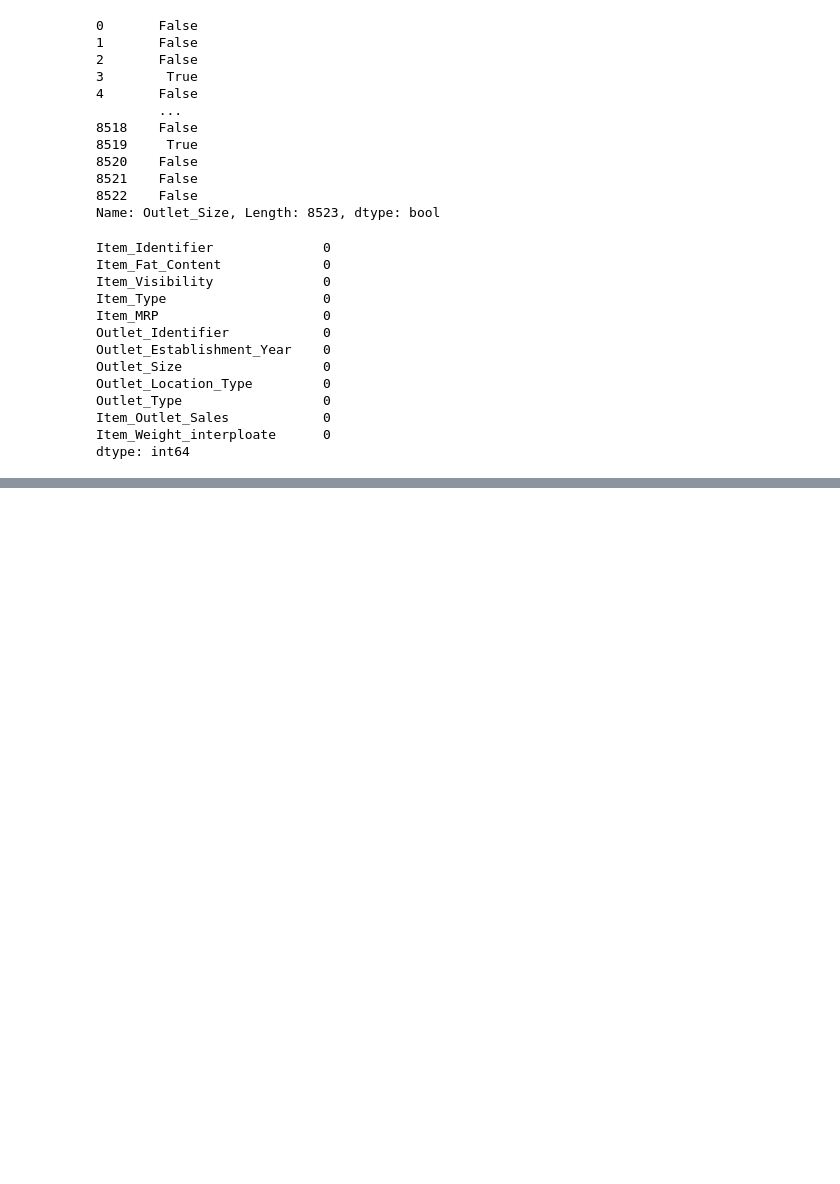
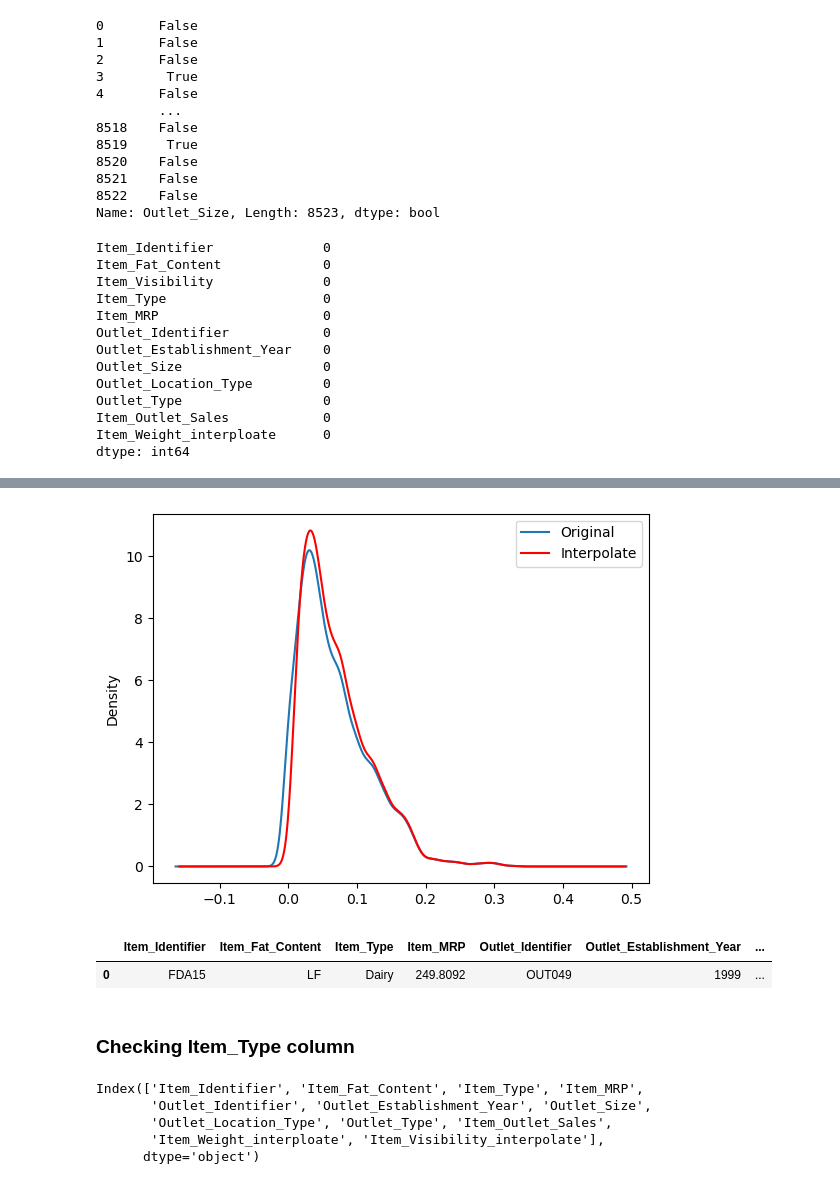
Before and after one commit to hmtalha786/Movie-Recommendation-System, a Jupyter notebook: Project_1_Big_Mart_Sales_Prediction/Code.ipynb, the cells around one changed output, grey strips where cells are left out. Cells and saved outputs as stored; diff of their text form; code cells hidden in the pictures; blank space fills up the shorter version.

```diff
--- a/Project_1_Big_Mart_Sales_Prediction/Code.ipynb
+++ b/Project_1_Big_Mart_Sales_Prediction/Code.ipynb
@@ -304,0 +323,2 @@ Finally all the missing values has been eliminated.
+# %%
+data.replace({'Item_Fat_Content':{'Low Fat':'LF','low fat':'LF','reg':'Regular'}},inplace=True)
@@ -304,0 +359,2 @@ Finally all the missing values has been eliminated.
+# %%
+data['Item_Visibility_interpolate']=data['Item_Visibility'].replace(0,np.nan).interpolate(method='linear')
@@ -304,0 +386,11 @@ Finally all the missing values has been eliminated.
+# %%
+# Checking variance in new and previous data
+
+data['Item_Visibility'].plot(kind="kde",label="Original")
+
+data['Item_Visibility_interpolate'].plot(kind="kde",color='red',label="Interpolate")
+
+plt.legend()
+plt.show()
+# %% [output]
+[figure, added]
@@ -304,0 +401,15 @@ Finally all the missing values has been eliminated.
+# %%
+data.head(1)
+# %% [output]
+|  | Item_Identifier | Item_Fat_Content | Item_Type | Item_MRP | Outlet_Identifier | Outlet_Establishment_Year | ... |
+| 0 | FDA15 | LF | Dairy | 249.8092 | OUT049 | 1999 | ... |
+# %% [markdown]
+### Checking Item_Type column
+# %%
+data.columns
+# %% [output]
+Index(['Item_Identifier', 'Item_Fat_Content', 'Item_Type', 'Item_MRP',
+       'Outlet_Identifier', 'Outlet_Establishment_Year', 'Outlet_Size',
+       'Outlet_Location_Type', 'Outlet_Type', 'Item_Outlet_Sales',
+       'Item_Weight_interploate', 'Item_Visibility_interpolate'],
+      dtype='object')
```
Also changed, not shown: parts of 63 cells of this notebook.
